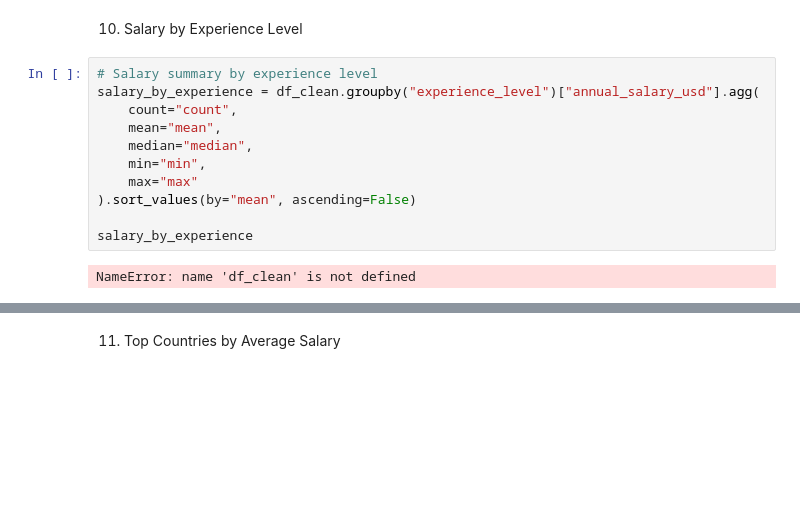
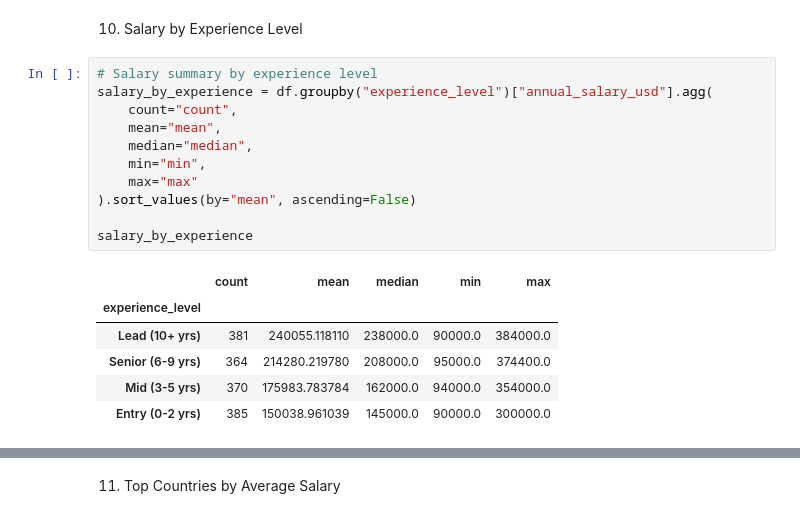
Before and after one commit to engabdulrahmanAI/AIjobmarketEDA, a Jupyter notebook: AIjobsmarketEDA.ipynb, the cells around one changed output, grey strips where cells are left out. Drawn from its saved outputs; the diff is of its cells as text; blank space fills up the shorter version.

```diff
--- a/AIjobsmarketEDA.ipynb
+++ b/AIjobsmarketEDA.ipynb
@@ -155,16 +155,21 @@ plt.show()
 10. Salary by Experience Level
 # %%
 # Salary summary by experience level
-salary_by_experience = df_clean.groupby("experience_level")["annual_salary_usd"].agg(
+salary_by_experience = df.groupby("experience_level")["annual_salary_usd"].agg(
     count="count",
     mean="mean",
     median="median",
     min="min",
     max="max"
 ).sort_values(by="mean", ascending=False)
 
 salary_by_experience
 # %% [output]
-NameError: name 'df_clean' is not defined
+|  | count | mean | median | min | max |
+| experience_level |  |  |  |  |  |
+| Lead (10+ yrs) | 381 | 240055.118110 | 238000.0 | 90000.0 | 384000.0 |
+| Senior (6-9 yrs) | 364 | 214280.219780 | 208000.0 | 95000.0 | 374400.0 |
+| Mid (3-5 yrs) | 370 | 175983.783784 | 162000.0 | 94000.0 | 354000.0 |
+| Entry (0-2 yrs) | 385 | 150038.961039 | 145000.0 | 90000.0 | 300000.0 |
 # %%
 # Average salary by experience level
```
Also changed, not shown: parts of 5 cells of this notebook.
